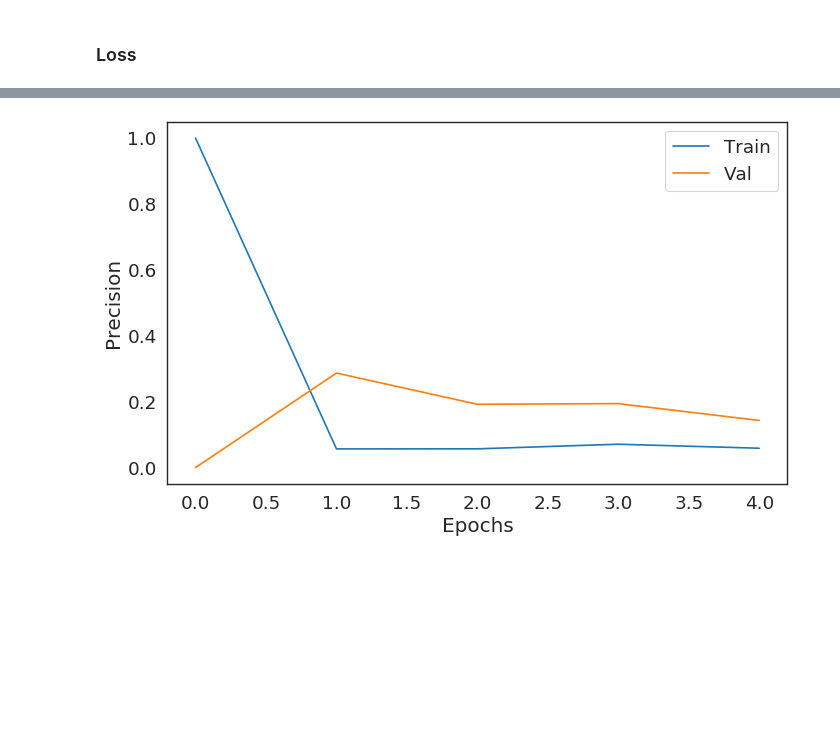
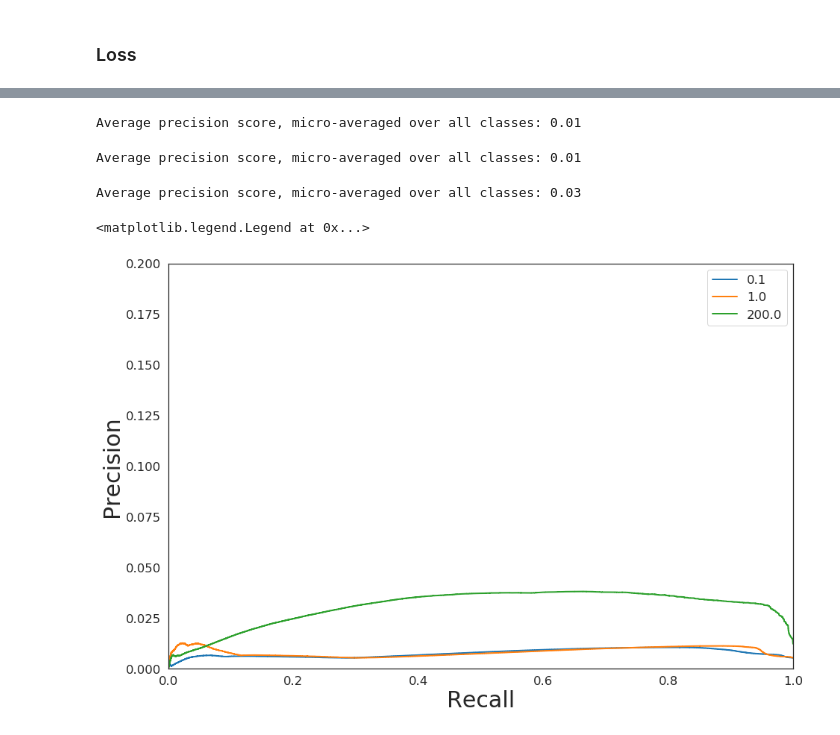
Before and after one commit to MarionLepert/cs229, a Jupyter notebook: DatasetLight.ipynb, the cells around one changed output, grey strips where cells are left out. Drawn from its saved outputs; the diff is of its cells as text; code cells hidden in the pictures; blank space fills up the shorter version.

```diff
--- a/DatasetLight.ipynb
+++ b/DatasetLight.ipynb
@@ -231,10 +254,45 @@ plt.show()
-# %%
-fig = plt.figure(num=None, figsize=(10, 6), dpi=80, facecolor='w', edgecolor='k')
-plt.plot(train_precision_list, label='Train')
-plt.plot(val_recall_list,   label='Val')
-plt.xlabel('Epochs')
-plt.ylabel('Precision')
-plt.legend()
-plt.show()
-# %% [output]
-[figure, removed]
+# %%
+# val_preds_array = np.vstack(val_preds_list)
+# val_labels_array = np.vstack(val_labels_list)
+from sklearn.metrics import precision_recall_curve
+from sklearn.metrics import average_precision_score
+
+import math
+
+plt.figure(figsize=(15,10))
+plt.xlabel('Recall',fontsize=30)
+plt.ylabel('Precision',fontsize=30)
+plt.ylim([0.0, 0.2])
+plt.xlim([0.0, 1.0])
+
+for j in range(n_pos_weight):
+    # For each class
+    precision = dict()
+    recall = dict()
+    average_precision = dict()
+    for i in range(n_classes):
+        precision[i], recall[i], _ = precision_recall_curve(pos_weight_val_labels_list[j][:, i],
+                                                            pos_weight_val_preds_list[j][:, i])
+        average_precision[i] = average_precision_score(pos_weight_val_labels_list[j][:, i], pos_weight_val_preds_list[j][:, i])
+
+    # A "micro-average": quantifying score on all classes jointly
+    precision["micro"], recall["micro"], _ = precision_recall_curve(pos_weight_val_labels_list[j].ravel(),
+        pos_weight_val_preds_list[j].ravel())
+    average_precision["micro"] = average_precision_score(pos_weight_val_labels_list[j], pos_weight_val_preds_list[j] ,
+                                                         average="micro")
+    print('Average precision score, micro-averaged over all classes: {0:0.2f}'
+          .format(average_precision["micro"]))
+
+
+    plt.step(recall['micro'], precision['micro'], where='post', label = pos_weight_labels[j], linewidth = 2)
+
+# plt.title(
+#     'Average precision score, micro-averaged over all classes: AP={0:0.2f}'
+#     .format(average_precision["micro"]))
+plt.legend()
+# %% [output]
+Average precision score, micro-averaged over all classes: 0.01
+Average precision score, micro-averaged over all classes: 0.01
+Average precision score, micro-averaged over all classes: 0.03
+<matplotlib.legend.Legend at 0x...>
+[figure, added]
```
Also changed, not shown: parts of 18 cells of this notebook, 4 other files.
